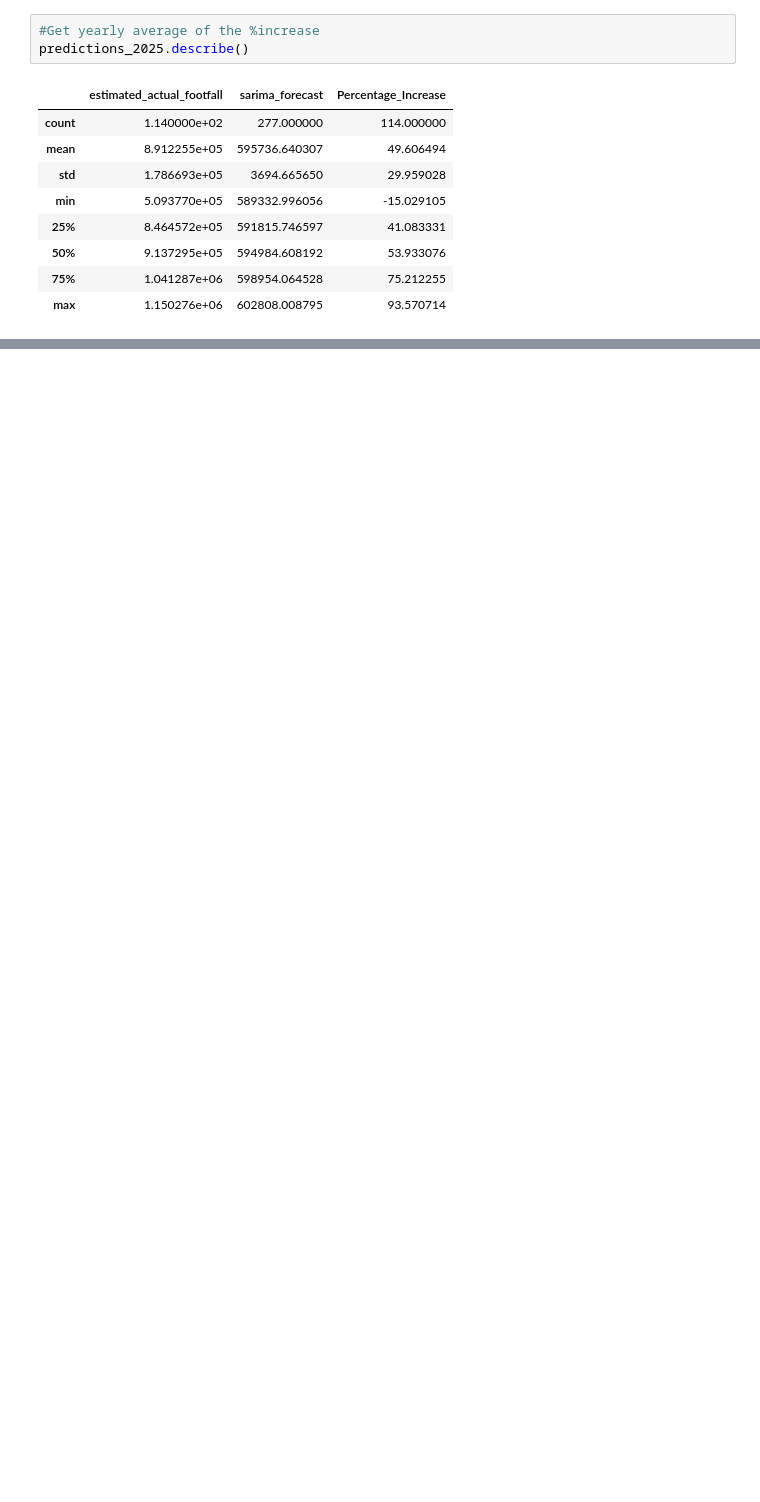
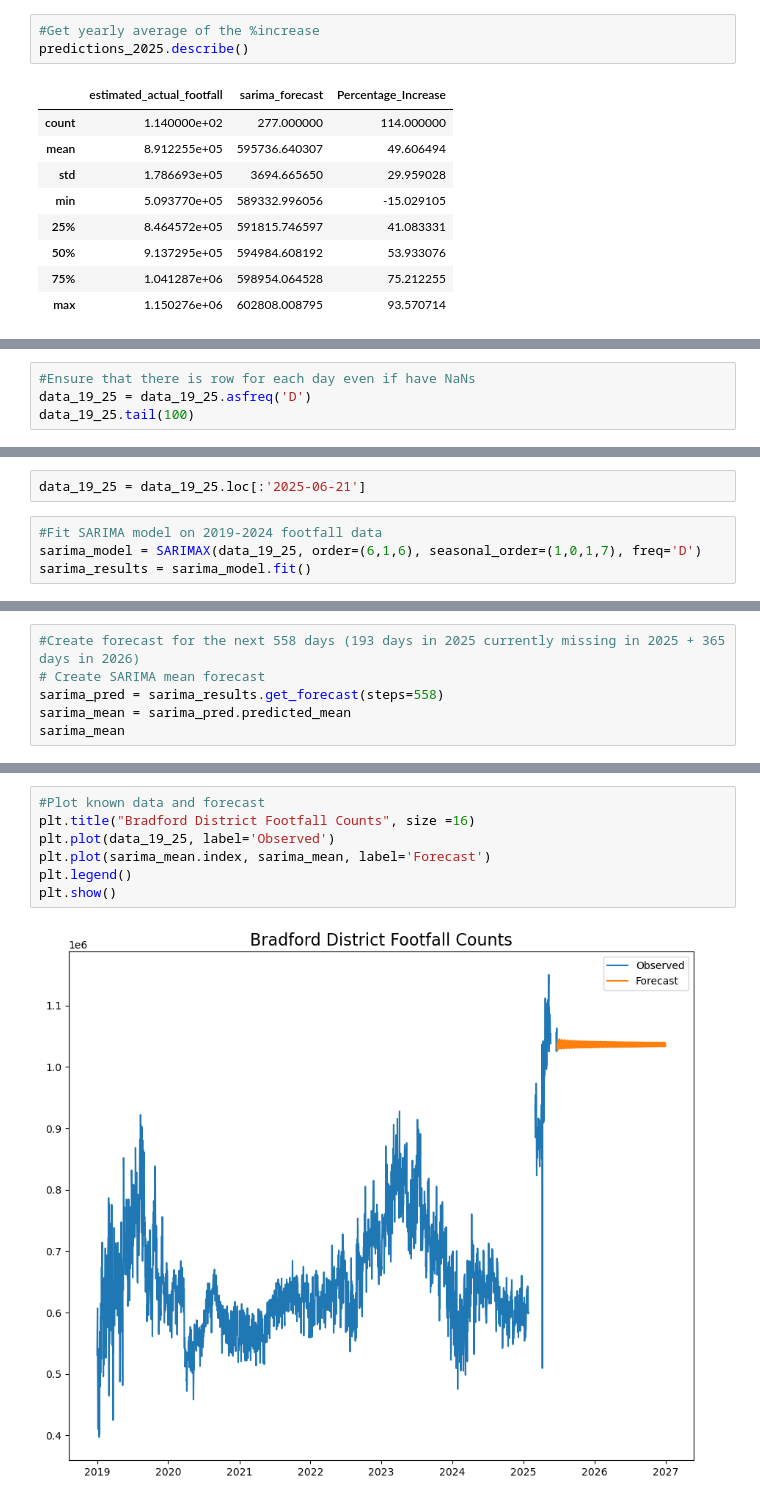
Before and after one commit to MarionC749/LIDA-Footfall-Bradford2025, a Jupyter notebook: Bradford District MetOffice/SARIMAX/3- Model- SARIMAX.ipynb, the cells around one changed output, grey strips where cells are left out. Cells and saved outputs as stored; diff of their text form; blank space fills up the shorter version.

```diff
--- a/Bradford District MetOffice/SARIMAX/3- Model- SARIMAX.ipynb
+++ b/Bradford District MetOffice/SARIMAX/3- Model- SARIMAX.ipynb
@@ -1710,0 +1757,4 @@ predictions_2025.describe()
+# %%
+#Ensure that there is row for each day even if have NaNs
+data_19_25 = data_19_25.asfreq('D')
+data_19_25.tail(100)
@@ -1710,0 +1795,6 @@ predictions_2025.describe()
+# %%
+data_19_25 = data_19_25.loc[:'2025-06-21']
+# %%
+#Fit SARIMA model on 2019-2024 footfall data
+sarima_model = SARIMAX(data_19_25, order=(6,1,6), seasonal_order=(1,0,1,7), freq='D')
+sarima_results = sarima_model.fit()
@@ -1710,0 +1813,6 @@ predictions_2025.describe()
+# %%
+#Create forecast for the next 558 days (193 days in 2025 currently missing in 2025 + 365 days in 2026)
+# Create SARIMA mean forecast
+sarima_pred = sarima_results.get_forecast(steps=558)
+sarima_mean = sarima_pred.predicted_mean
+sarima_mean
@@ -1710,0 +1832,9 @@ predictions_2025.describe()
+# %%
+#Plot known data and forecast
+plt.title("Bradford District Footfall Counts", size =16)
+plt.plot(data_19_25, label='Observed')
+plt.plot(sarima_mean.index, sarima_mean, label='Forecast')
+plt.legend()
+plt.show()
+# %% [output]
+[figure, added]
```
Also changed, not shown: parts of 13 cells of this notebook.
